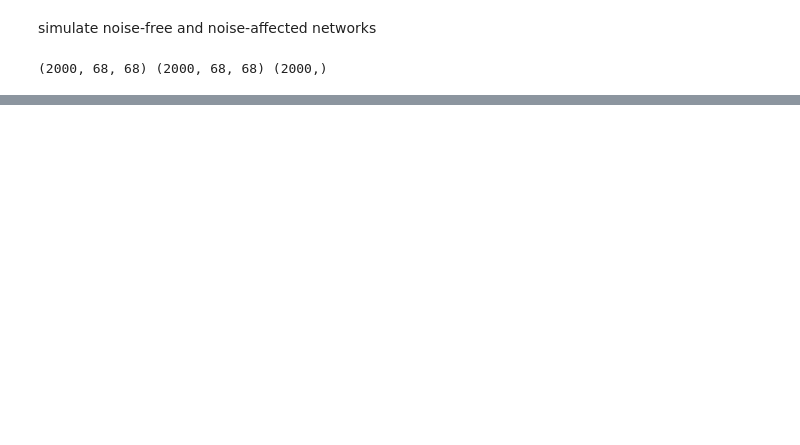
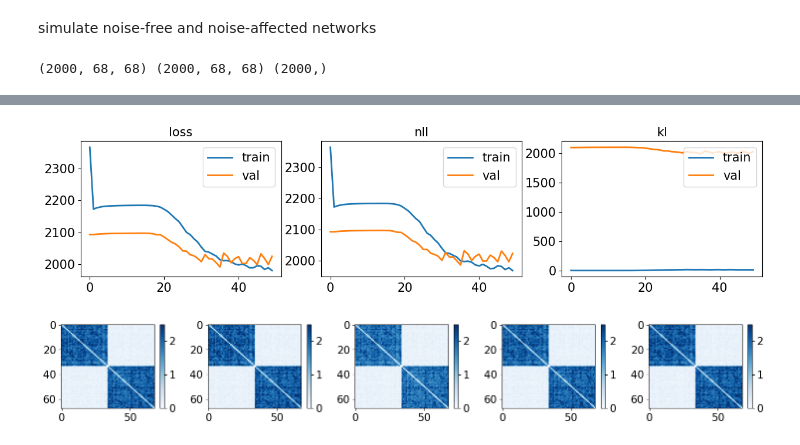
Before and after one commit to yzhang511/inv-vae, a Jupyter notebook: simulation.ipynb, the cells around one changed output, grey strips where cells are left out. Drawn from its saved outputs; the diff is of its cells as text; code cells hidden in the pictures; blank space fills up the shorter version.

```diff
--- a/simulation.ipynb
+++ b/simulation.ipynb
@@ -74,0 +116,8 @@ plt.tight_layout()
+# %%
+# create masks for graph convolution layers
+
+A_mat = np.mean(noisy_nets, axis=0)
+A_mat = A_mat + A_mat.transpose()
+mask_knn = (np.argsort(np.argsort(A_mat, axis=-1), axis=-1) < config.n_neighbors+1)
+masks = [torch.from_numpy(np.float32(mask_knn)).float() for i in range(config.n_dec_layers)]
+print(len(masks), mask_knn.shape)
@@ -74,0 +126,15 @@ plt.tight_layout()
+# %%
+model = VAE(config).to(config.device)
+model.set_mask(masks)
+optimizer = optim.Adam(model.parameters(), lr=config.lr)
+# %%
+train_losses = []
+val_losses = []
+for epoch in range(config.n_epochs):
+    train_loss = model.custom_train(epoch, train_loader, model, optimizer, config.device, n_epoch_display=5)
+    val_loss = model.custom_test(epoch, val_loader, model, config.device, n_epoch_display=5)
+    train_losses.append(train_loss)
+    val_losses.append(val_loss)
+
+train_losses = np.array(train_losses)
+val_losses = np.array(val_losses)
@@ -74,0 +162,20 @@ plt.tight_layout()
+# %%
+# diagnostics
+fig, axes = plt.subplots(1, 3, figsize=(15, 3))
+axes[0].plot(train_losses[:,0], linewidth=2, label='train')
+axes[0].plot(val_losses[:,0], linewidth=2, label='val')
+axes[0].set_title('loss')
+axes[0].legend(loc=1)
+
+axes[1].plot(train_losses[:,1], linewidth=2, label='train')
+axes[1].plot(val_losses[:,1], linewidth=2, label='val')
+axes[1].set_title('nll')
+axes[1].legend(loc=1)
+
+axes[2].plot(train_losses[:,2], linewidth=2, label='train')
+axes[2].plot(val_losses[:,2], linewidth=2, label='val')
+axes[2].set_title('kl')
+axes[2].legend(loc=1)
+plt.show()
+# %% [output]
+[figure, added]
@@ -74,0 +189,9 @@ plt.tight_layout()
+# %%
+fig, axes = plt.subplots(1, 5, figsize=(15, 2.5))
+for i, x in enumerate(x_recon[np.random.choice(ids, 5, replace=False)]):
+    p = axes[i].imshow(x, aspect='auto', cmap='Blues', vmin=0, vmax=2.5)
+    cbar = plt.colorbar(p, ax=axes[i])
+plt.tight_layout()
+plt.show()
+# %% [output]
+[figure, added]
```
Also changed, not shown: parts of 13 cells of this notebook, 5 other files.
